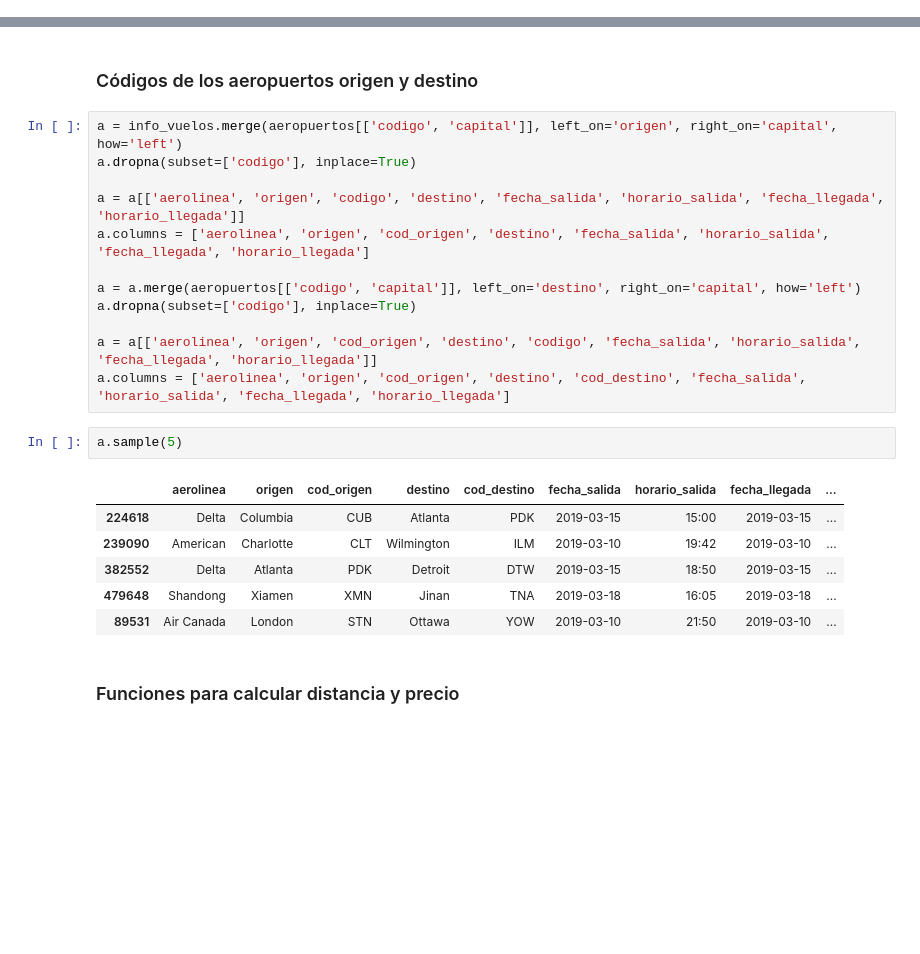
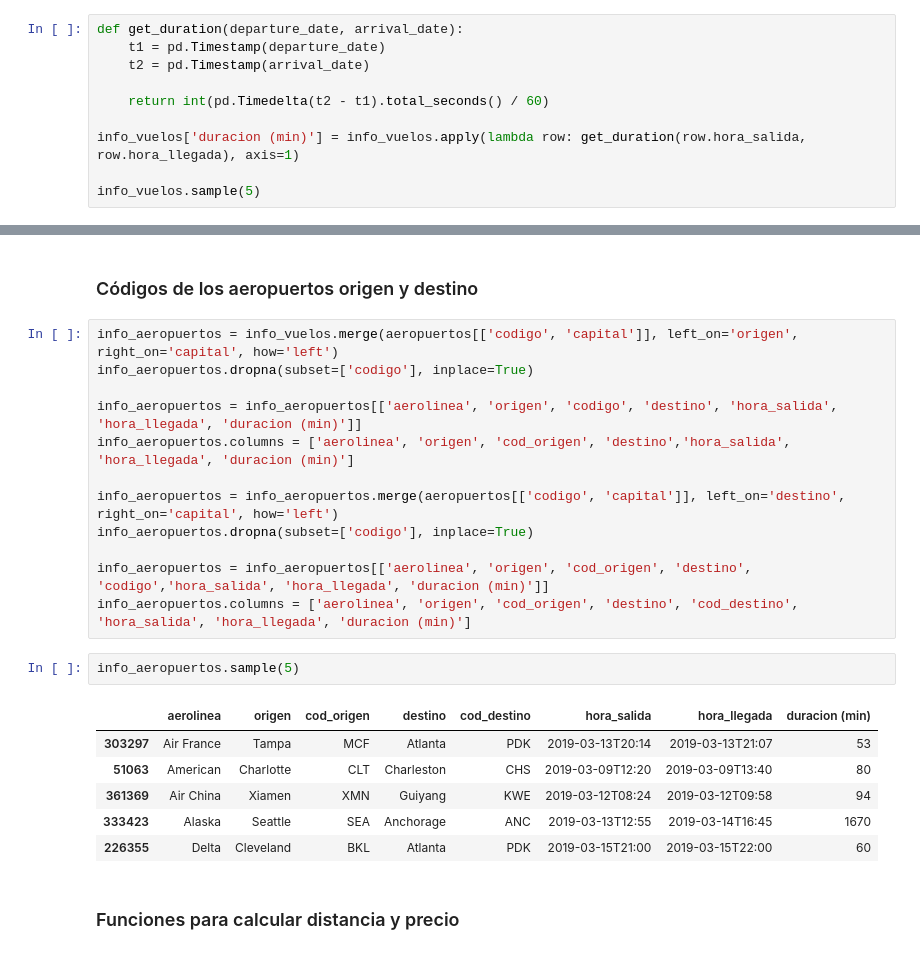
Before and after one commit to cotarelorodrigo/BDD, a Jupyter notebook: notebooks/csv_generator.ipynb, the cells around one changed output, grey strips where cells are left out. Drawn from its saved outputs; the diff is of its cells as text; blank space fills up the shorter version.

Commit message:
New info_vuelos.csv with duration and timestamps

```diff
--- a/notebooks/csv_generator.ipynb
+++ b/notebooks/csv_generator.ipynb
@@ -101,0 +94,10 @@ get_duracion('', '20:55', '', '22:10')
+# %%
+def get_duration(departure_date, arrival_date):
+    t1 = pd.Timestamp(departure_date)
+    t2 = pd.Timestamp(arrival_date)
+
+    return int(pd.Timedelta(t2 - t1).total_seconds() / 60)
+
+info_vuelos['duracion (min)'] = info_vuelos.apply(lambda row: get_duration(row.hora_salida, row.hora_llegada), axis=1)
+
+info_vuelos.sample(5)
@@ -111,26 +123,26 @@ aeropuertos.head(2)
 # %% [markdown]
 ### Códigos de los aeropuertos origen y destino
 # %%
-a = info_vuelos.merge(aeropuertos[['codigo', 'capital']], left_on='origen', right_on='capital', how='left')
-a.dropna(subset=['codigo'], inplace=True)
+info_aeropuertos = info_vuelos.merge(aeropuertos[['codigo', 'capital']], left_on='origen', right_on='capital', how='left')
+info_aeropuertos.dropna(subset=['codigo'], inplace=True)
 
-a = a[['aerolinea', 'origen', 'codigo', 'destino', 'fecha_salida', 'horario_salida', 'fecha_llegada', 'horario_llegada']]
-a.columns = ['aerolinea', 'origen', 'cod_origen', 'destino', 'fecha_salida', 'horario_salida', 'fecha_llegada', 'horario_llegada']
+info_aeropuertos = info_aeropuertos[['aerolinea', 'origen', 'codigo', 'destino', 'hora_salida', 'hora_llegada', 'duracion (min)']]
+info_aeropuertos.columns = ['aerolinea', 'origen', 'cod_origen', 'destino','hora_salida', 'hora_llegada', 'duracion (min)']
 
-a = a.merge(aeropuertos[['codigo', 'capital']], left_on='destino', right_on='capital', how='left')
-a.dropna(subset=['codigo'], inplace=True)
+info_aeropuertos = info_aeropuertos.merge(aeropuertos[['codigo', 'capital']], left_on='destino', right_on='capital', how='left')
+info_aeropuertos.dropna(subset=['codigo'], inplace=True)
 
-a = a[['aerolinea', 'origen', 'cod_origen', 'destino', 'codigo', 'fecha_salida', 'horario_salida', 'fecha_llegada', 'horario_llegada']]
-a.columns = ['aerolinea', 'origen', 'cod_origen', 'destino', 'cod_destino', 'fecha_salida', 'horario_salida', 'fecha_llegada', 'horario_llegada']
+info_aeropuertos = info_aeropuertos[['aerolinea', 'origen', 'cod_origen', 'destino', 'codigo','hora_salida', 'hora_llegada', 'duracion (min)']]
+info_aeropuertos.columns = ['aerolinea', 'origen', 'cod_origen', 'destino', 'cod_destino', 'hora_salida', 'hora_llegada', 'duracion (min)']
 # %%
-a.sample(5)
+info_aeropuertos.sample(5)
 # %% [output]
-|  | aerolinea | origen | cod_origen | destino | cod_destino | fecha_salida | horario_salida | fecha_llegada | ... |
-| 224618 | Delta | Columbia | CUB | Atlanta | PDK | 2019-03-15 | 15:00 | 2019-03-15 | ... |
-| 239090 | American | Charlotte | CLT | Wilmington | ILM | 2019-03-10 | 19:42 | 2019-03-10 | ... |
-| 382552 | Delta | Atlanta | PDK | Detroit | DTW | 2019-03-15 | 18:50 | 2019-03-15 | ... |
-| 479648 | Shandong | Xiamen | XMN | Jinan | TNA | 2019-03-18 | 16:05 | 2019-03-18 | ... |
-| 89531 | Air Canada | London | STN | Ottawa | YOW | 2019-03-10 | 21:50 | 2019-03-10 | ... |
+|  | aerolinea | origen | cod_origen | destino | cod_destino | hora_salida | hora_llegada | duracion (min) |
+| 303297 | Air France | Tampa | MCF | Atlanta | PDK | 2019-03-13T20:14 | 2019-03-13T21:07 | 53 |
+| 51063 | American | Charlotte | CLT | Charleston | CHS | 2019-03-09T12:20 | 2019-03-09T13:40 | 80 |
+| 361369 | Air China | Xiamen | XMN | Guiyang | KWE | 2019-03-12T08:24 | 2019-03-12T09:58 | 94 |
+| 333423 | Alaska | Seattle | SEA | Anchorage | ANC | 2019-03-13T12:55 | 2019-03-14T16:45 | 1670 |
+| 226355 | Delta | Cleveland | BKL | Atlanta | PDK | 2019-03-15T21:00 | 2019-03-15T22:00 | 60 |
 # %% [markdown]
 ### Funciones para calcular distancia y precio
 # %%
```
Also changed, not shown: parts of 16 cells of this notebook, 1 other file.
